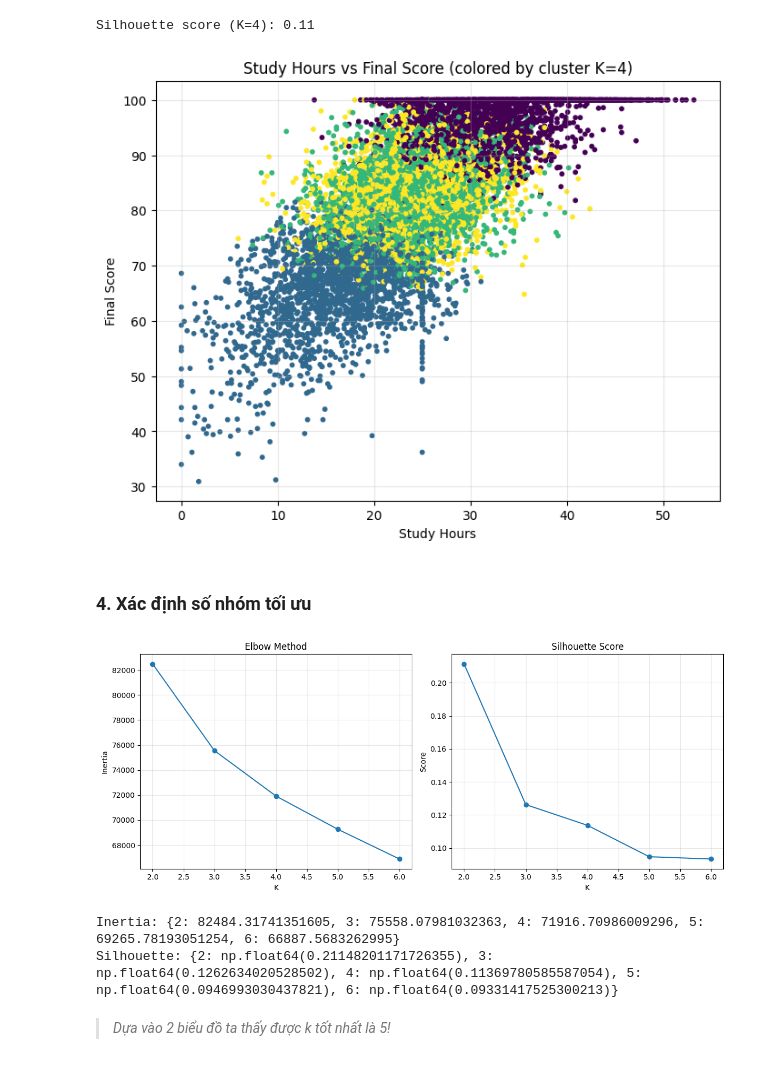
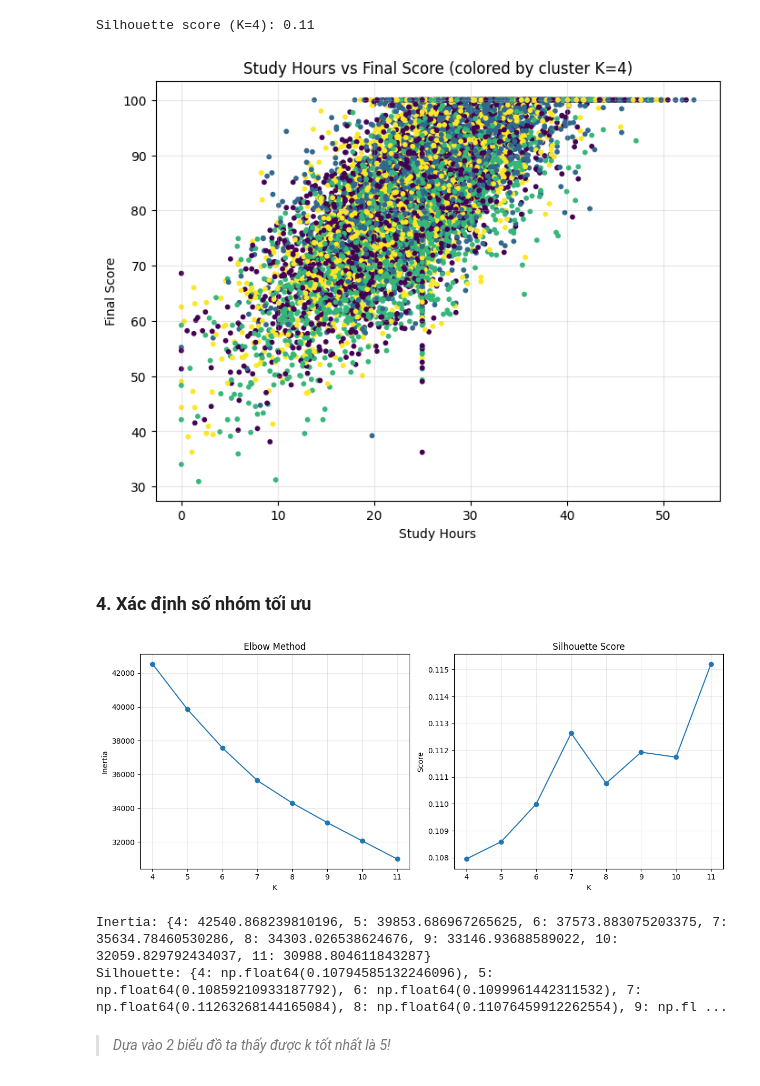
Before and after one commit to ChungKein4320/Review_MachineLearning, a Jupyter notebook: LastTerm/BaiTap07/23722291_CHTrungKien_M10.ipynb, the cells around one changed output. Drawn from its saved outputs; the diff is of its cells as text; code cells hidden in the pictures.

```diff
--- a/LastTerm/BaiTap07/23722291_CHTrungKien_M10.ipynb
+++ b/LastTerm/BaiTap07/23722291_CHTrungKien_M10.ipynb
@@ -71,10 +71,19 @@ City                      0
 Gender                    0
 dtype: int64
 # %%
-# Xừ lý dữ liệu thiếu
-df['StudyHours'].fillna(df['StudyHours'].median(), inplace=True)
-df['AttendanceRate'].fillna(df['AttendanceRate'].median(), inplace=True)
-df['OnlineActivity'].fillna(df['OnlineActivity'].median(), inplace=True)
+# # Xừ lý dữ liệu thiếu
+# df['StudyHours'].fillna(df['StudyHours'].median(), inplace=True)
+# df['AttendanceRate'].fillna(df['AttendanceRate'].median(), inplace=True)
+# df['OnlineActivity'].fillna(df['OnlineActivity'].median(), inplace=True)
+
+# Loại bỏ các hàng bị thiếu dữ liệu của cột AttendanceRate
+df = df.dropna(subset=['AttendanceRate'])
+
+# Điền giá trị thiếu của cột StudyHours và OnlineActivity bằng giá trị trung vị
+df.fillna({
+    'StudyHours': df['StudyHours'].median(),
+    'OnlineActivity': df['OnlineActivity'].median()
+}, inplace=True)
 # %%
 # Tính tương quan
 num_cols = df.select_dtypes(include=[np.number]).columns
@@ -90,6 +99,6 @@ plt.show()
 corr_matrix = df[num_cols].corr().abs()
 upper = corr_matrix.where(np.triu(np.ones(corr_matrix.shape), k=1).astype(bool))
 drop_cols = [col for col in upper.columns if any(upper[col] > 0.95)]
-drop_cols.append('StudentID')
+drop_cols.extend(['PerformanceIndex', 'StudentID', 'Age', 'Major', 'City', 'Gender', 'MidtermScore', 'FinalScore', 'GPA'])
 print('Các cột bị loại bỏ:', drop_cols)
 # %% [output]
@@ -134,45 +143,45 @@ plt.title(f"Study Hours vs Final Score (colored by cluster K={k})")
 plt.grid(alpha=0.3)
 plt.show()
 # %% [output]
-[figure, old version]
+[figure, new version]
 # %% [markdown]
 ### **4. Xác định số nhóm tối ưu**
 # %%
 inertias = []
 sil_scores = []
-K_range = range(2, 7)
+K_range = range(4, 12)
 
 for k in K_range:
     km = KMeans(n_clusters=k, random_state=42, n_init=10)
     labels_k = km.fit_predict(X_scaled)
     inertias.append(km.inertia_)
     sil_scores.append(silhouette_score(X_scaled, labels_k))
 
 plt.figure(figsize=(12,5))
 
 plt.subplot(1,2,1)
 plt.plot(K_range, inertias, marker='o')
 plt.title("Elbow Method")
 plt.xlabel("K")
 plt.ylabel("Inertia")
 plt.grid(alpha=0.3)
 
 plt.subplot(1,2,2)
 plt.plot(K_range, sil_scores, marker='o')
 plt.title("Silhouette Score")
 plt.xlabel("K")
 plt.ylabel("Score")
 plt.grid(alpha=0.3)
 
 plt.tight_layout()
 plt.show()
 
 print("Inertia:", dict(zip(K_range, inertias)))
 print("Silhouette:", dict(zip(K_range, sil_scores)))
 # %% [output]
-[figure, old version]
+[figure, new version]
-Inertia: {2: 82484.31741351605, 3: 75558.07981032363, 4: 71916.70986009296, 5: 69265.78193051254, 6: 66887.5683262995}
-Silhouette: {2: np.float64(0.21148201171726355), 3: np.float64(0.1262634020528502), 4: np.float64(0.11369780585587054), 5: np.float64(0.0946993030437821), 6: np.float64(0.09331417525300213)}
+Inertia: {4: 42540.868239810196, 5: 39853.686967265625, 6: 37573.883075203375, 7: 35634.78460530286, 8: 34303.026538624676, 9: 33146.93688589022, 10: 32059.829792434037, 11: 30988.804611843287}
+Silhouette: {4: np.float64(0.10794585132246096), 5: np.float64(0.10859210933187792), 6: np.float64(0.1099961442311532), 7: np.float64(0.11263268144165084), 8: np.float64(0.11076459912262554), 9: np.fl ...
 # %% [markdown]
 > *Dựa vào 2 biểu đồ ta thấy được k tốt nhất là 5!*
 # %% [markdown]
```
Also changed, not shown: parts of 4 cells of this notebook, 24 other files.
